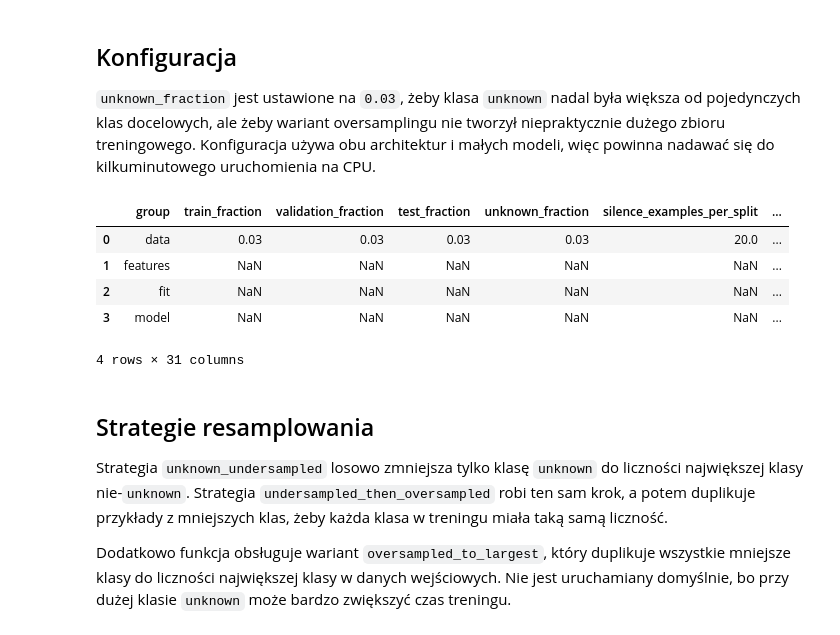
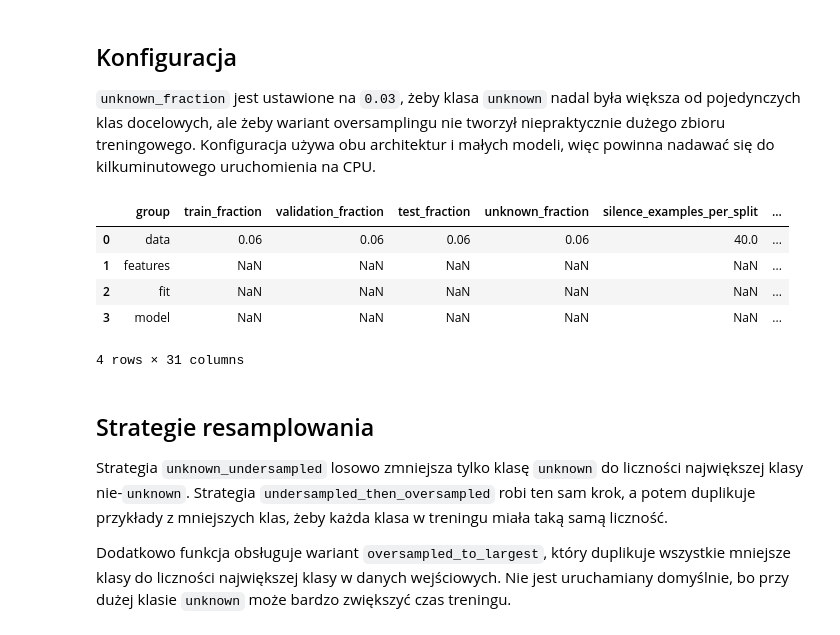
Before and after one commit to Mattioo7/transformers-speech-commands, a Jupyter notebook: 05_sampling_experiment.ipynb, the cells around one changed output. Drawn from its saved outputs; the diff is of its cells as text; code cells hidden in the pictures.

```diff
--- a/05_sampling_experiment.ipynb
+++ b/05_sampling_experiment.ipynb
@@ -47,9 +47,9 @@ LABEL_ORDER
 
 `unknown_fraction` jest ustawione na `0.03`, żeby klasa `unknown` nadal była większa od pojedynczych klas docelowych, ale żeby wariant oversamplingu nie tworzył niepraktycznie dużego zbioru treningowego. Konfiguracja używa obu architektur i małych modeli, więc powinna nadawać się do kilkuminutowego uruchomienia na CPU.
 # %%
-EPOCHS = 3
+EPOCHS = 40
 OUTPUT_DIR = "reports/05_sampling_experiment"
-# Mały, sensowny run na CPU: obie architektury, trzy strategie i lekkie modele.
+# RTX 4070 runtime target: both architectures, three strategies, lightweight models.
 ARCHITECTURES = ["lstm", "transformer"]
 SELECTED_STRATEGIES = [
     "natural",
@@ -58,11 +58,11 @@ SELECTED_STRATEGIES = [
 ]
 
 DATA_GRID_CONFIG = {
-    "train_fraction": 0.03,
-    "validation_fraction": 0.03,
-    "test_fraction": 0.03,
-    "unknown_fraction": 0.03,
-    "silence_examples_per_split": 20,
+    "train_fraction": 0.06,
+    "validation_fraction": 0.06,
+    "test_fraction": 0.06,
+    "unknown_fraction": 0.06,
+    "silence_examples_per_split": 40,
     "sampling_strategy": "natural",
     "seed": 42,
 }
@@ -75,53 +75,53 @@ FEATURE_CONFIG = {
 }
 
 FIT_FIXED_CONFIG = {
-    "device": "cpu",
+    "device": "cuda",
     "use_tqdm": True,
     "progress_backend": "terminal",
     "verbose": True,
     "early_stopping": True,
-    "early_stopping_patience": 2,
+    "early_stopping_patience": 5,
     "early_stopping_min_delta": 0.001,
 }
 
 FIT_GRID_CONFIG = {
     "epochs": EPOCHS,
-    "batch_size": 32,
+    "batch_size": 128,
     "learning_rate": 1e-3,
     "weight_decay": 1e-4,
 }
 
 MODEL_CONFIG = {
     "dropout": 0.15,
-    "lstm_hidden_size": 64,
+    "lstm_hidden_size": 96,
     "lstm_layers": 1,
     "lstm_bidirectional": True,
-    "transformer_d_model": 64,
+    "transformer_d_model": 96,
     "transformer_heads": 4,
     "transformer_layers": 1,
-    "transformer_ff_dim": 128,
+    "transformer_ff_dim": 192,
 }
 
 base_data_fixed = DataFixedParams(
     cache_dir=".cache/sampling_experiment_audio",
     output_dir=OUTPUT_DIR,
 )
 base_data_grid = DataGridParams(**DATA_GRID_CONFIG)
 base_feature_fixed = FeatureFixedParams(**FEATURE_CONFIG)
 base_fit_fixed = FitFixedParams(**FIT_FIXED_CONFIG)
 base_fit_grid = FitGridParams(**FIT_GRID_CONFIG)
 
 pd.DataFrame(
     [
         {"group": "data", **DATA_GRID_CONFIG},
         {"group": "features", **FEATURE_CONFIG},
         {"group": "fit", **FIT_FIXED_CONFIG, **FIT_GRID_CONFIG},
         {"group": "model", **MODEL_CONFIG},
     ]
 )
 # %% [output]
 |  | group | train_fraction | validation_fraction | test_fraction | unknown_fraction | silence_examples_per_split | ... |
-| 0 | data | 0.03 | 0.03 | 0.03 | 0.03 | 20.0 | ... |
+| 0 | data | 0.06 | 0.06 | 0.06 | 0.06 | 40.0 | ... |
 | 1 | features | NaN | NaN | NaN | NaN | NaN | ... |
 | 2 | fit | NaN | NaN | NaN | NaN | NaN | ... |
 | 3 | model | NaN | NaN | NaN | NaN | NaN | ... |
```
Also changed, not shown: parts of 8 cells of this notebook, 3 other files.
